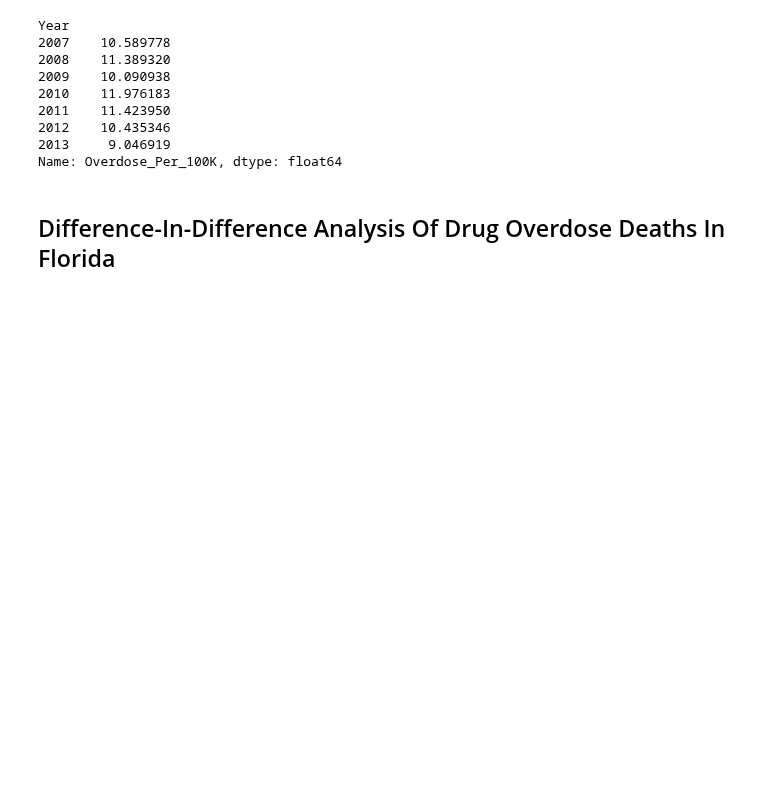
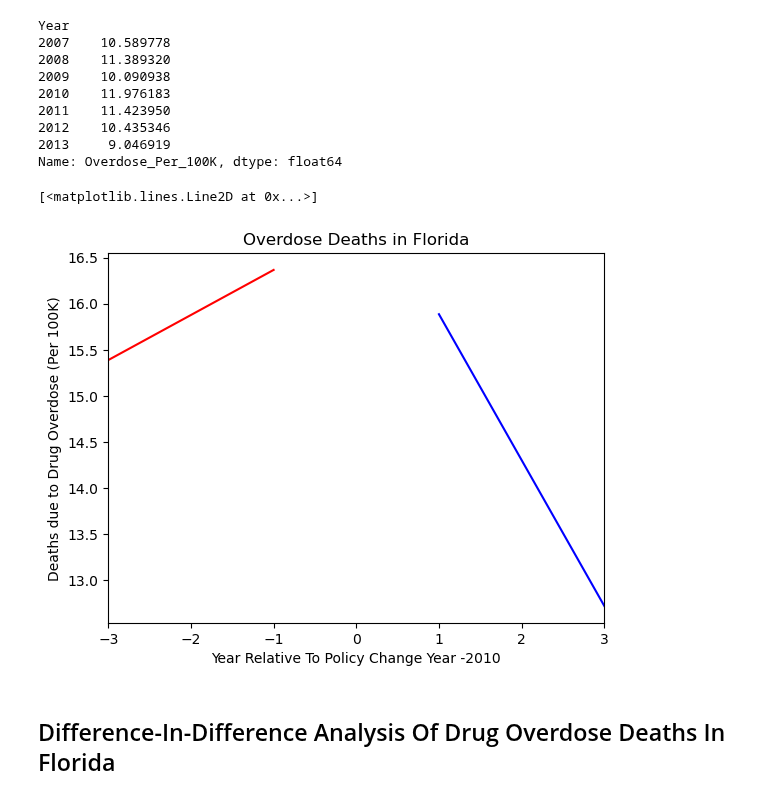
Before and after one commit to abzdel/Opioid-Analysis, a Jupyter notebook: Florida Diff-in-Diff Overdose Deaths.ipynb, the cells around one changed output. Cells and saved outputs as stored; diff of their text form; code cells hidden in the pictures; blank space fills up the shorter version.

```diff
--- a/Florida Diff-in-Diff Overdose Deaths.ipynb
+++ b/Florida Diff-in-Diff Overdose Deaths.ipynb
@@ -317,3 +344,45 @@ Name: Overdose_Per_100K, dtype: float64
+# %%
+# split into before 2010 and after 2010
+
+florida_mortality_before_policy_change = florida_result_copy[florida_result_copy["Year"] < 2010]
+florida_mortality_after_policy_change = florida_result_copy[florida_result_copy["Year"] > 2010]
+
+from sklearn.linear_model import LinearRegression
+
+regressor_before = LinearRegression()
+regressor_after = LinearRegression()
+
+
+x_before = np.array(florida_mortality_before_policy_change["Year Relative To Policy"]).reshape(-1, 1)
+y_before = np.array(florida_mortality_before_policy_change["Overdose_Per_100K"]).reshape(-1, 1)
+
+x_after = np.array(florida_mortality_after_policy_change["Year Relative To Policy"]).reshape(-1, 1)
+y_after = np.array(florida_mortality_after_policy_change["Overdose_Per_100K"]).reshape(-1, 1)
+
+
+regressor_before.fit(x_before,y_before)
+regressor_after.fit(x_after,y_after)
+
+
+y_pred_before = regressor_before.predict(x_before)
+y_pred_after = regressor_after.predict(x_after)
+# %%
+import matplotlib.pyplot as plt
+
+plt.xlim(-3, 3)
+#plt.ylim(0, 500)
+
+plt.xlabel("Year Relative To Policy Change Year (2010)")
+plt.ylabel("Deaths due to Drug Overdose (Per 100K)")
+plt.title("Overdose Deaths in Florida")
+
+plt.plot(x_before, y_pred_before, color='red')
+plt.plot(x_after, y_pred_after, color='blue')
+
+# plot avg value in each year
+# %% [output]
+[<matplotlib.lines.Line2D at 0x...>]
+[figure, added]
 # %% [markdown]
 ## Difference-In-Difference Analysis Of Drug Overdose Deaths In Florida
 # %%
```
Also changed, not shown: parts of 1 cell of this notebook.
